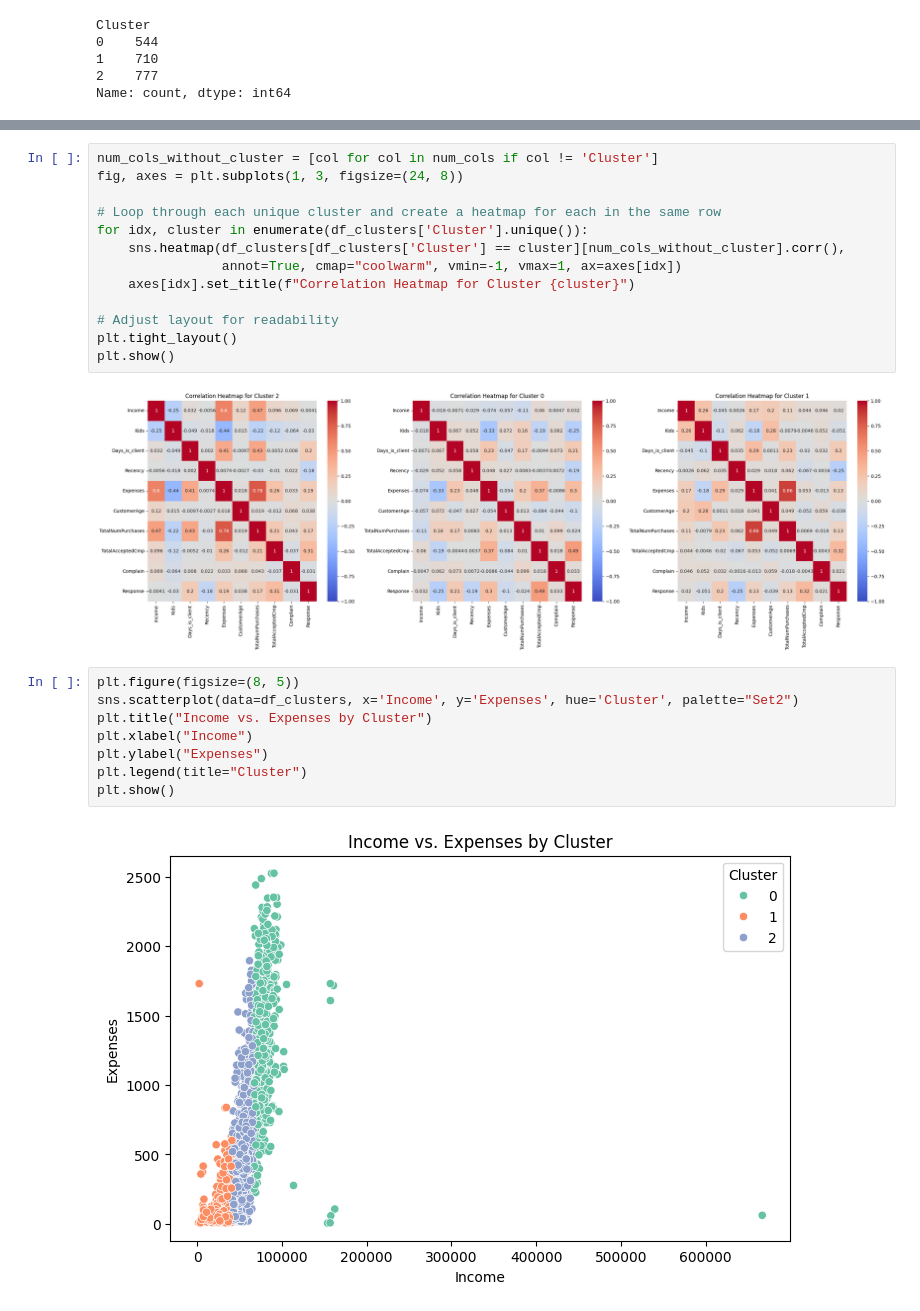
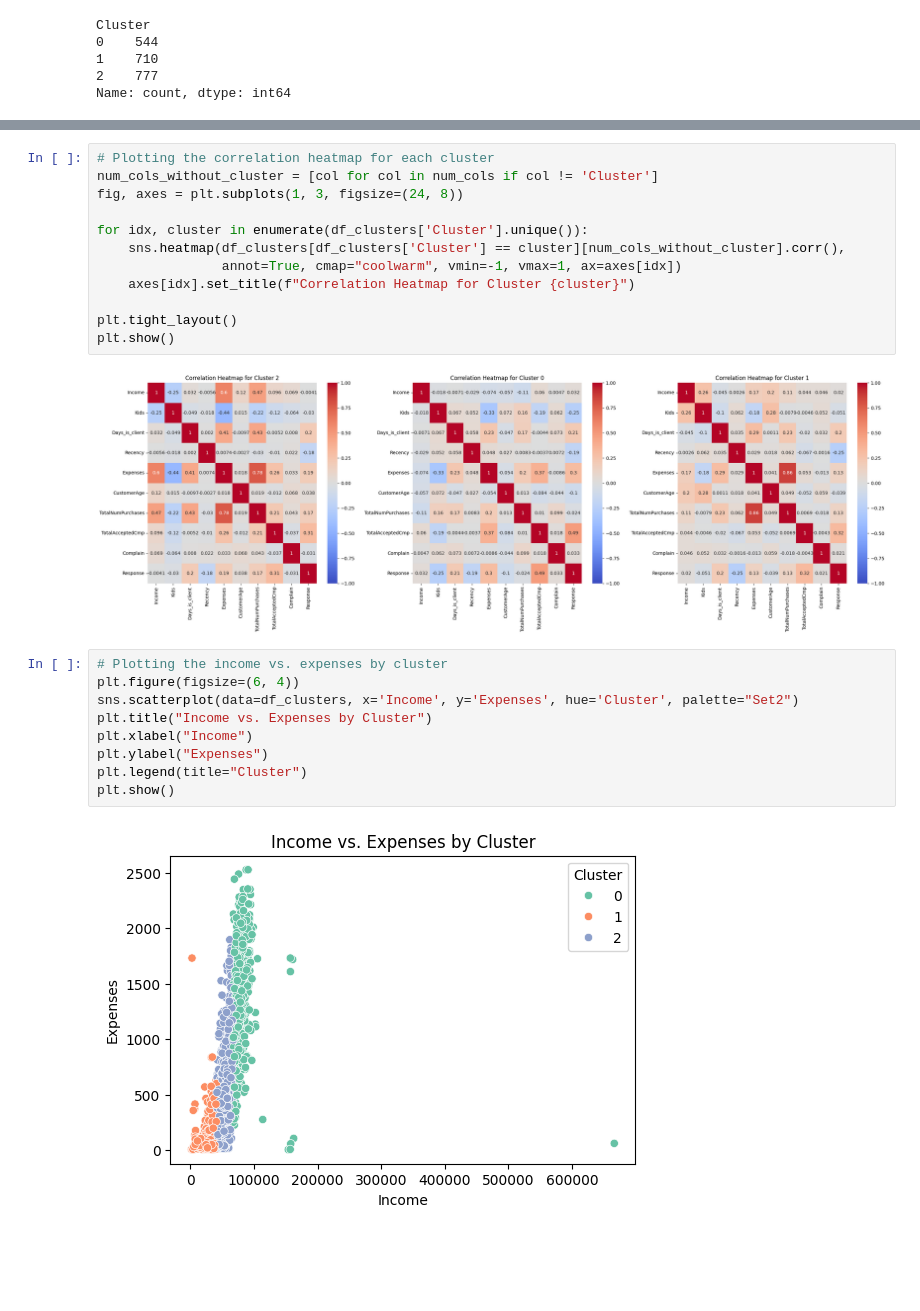
Before and after one commit to mtorella/ClusterAnalysisForBusiness_gp, a Jupyter notebook: main-2.ipynb, the cells around one changed output, grey strips where cells are left out. Cells and saved outputs as stored; diff of their text form; blank space fills up the shorter version.

Commit message:
images and graphs task 2)

```diff
--- a/main-2.ipynb
+++ b/main-2.ipynb
@@ -871,27 +859,27 @@ plt.show()
 # %% [output]
 [figure]
 # %%
+# Plotting the correlation heatmap for each cluster
 num_cols_without_cluster = [col for col in num_cols if col != 'Cluster']
 fig, axes = plt.subplots(1, 3, figsize=(24, 8))
 
-# Loop through each unique cluster and create a heatmap for each in the same row
 for idx, cluster in enumerate(df_clusters['Cluster'].unique()):
     sns.heatmap(df_clusters[df_clusters['Cluster'] == cluster][num_cols_without_cluster].corr(),
                 annot=True, cmap="coolwarm", vmin=-1, vmax=1, ax=axes[idx])
     axes[idx].set_title(f"Correlation Heatmap for Cluster {cluster}")
 
-# Adjust layout for readability
 plt.tight_layout()
 plt.show()
 # %% [output]
 [figure]
 # %%
-plt.figure(figsize=(8, 5))
+# Plotting the income vs. expenses by cluster
+plt.figure(figsize=(6, 4))
 sns.scatterplot(data=df_clusters, x='Income', y='Expenses', hue='Cluster', palette="Set2")
 plt.title("Income vs. Expenses by Cluster")
 plt.xlabel("Income")
 plt.ylabel("Expenses")
 plt.legend(title="Cluster")
 plt.show()
 # %% [output]
-[figure, old version]
+[figure, new version]
```
Also changed, not shown: parts of 24 cells of this notebook, 2 other files.
